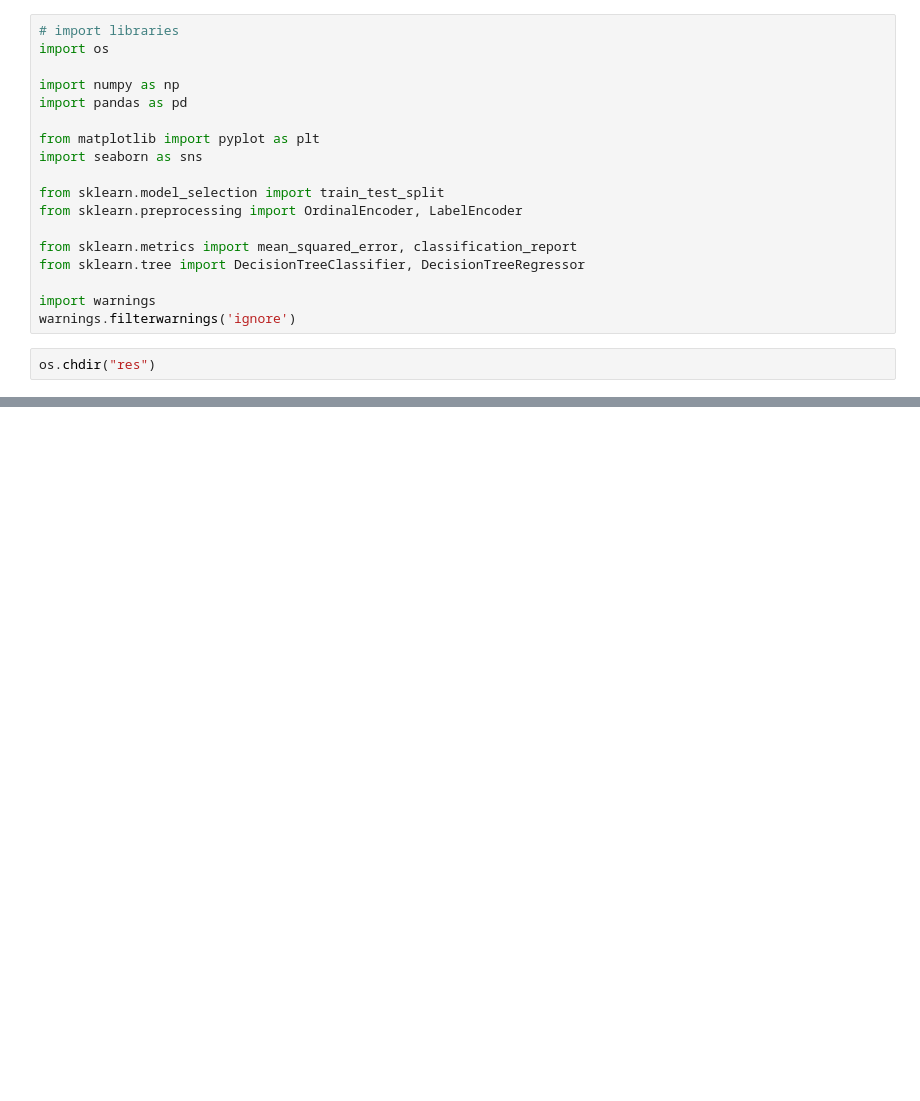
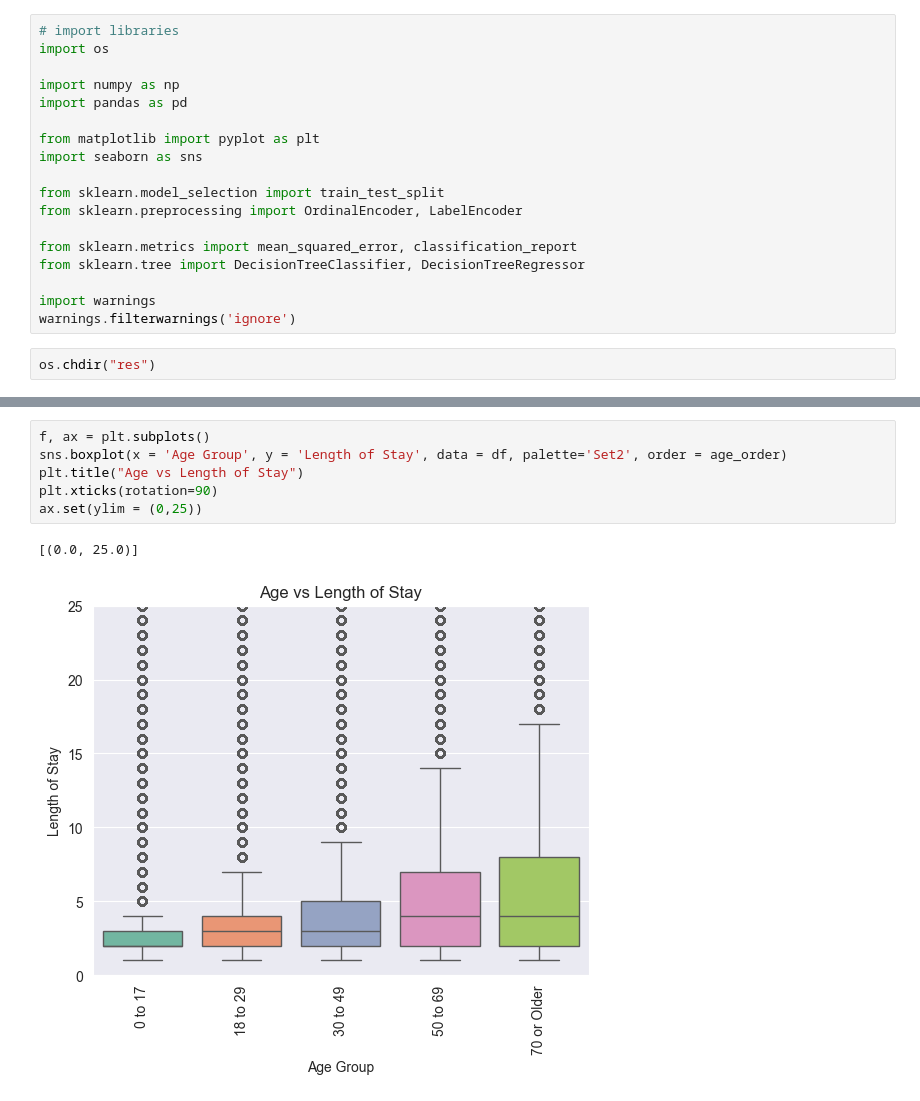
Before and after one commit to olgun-yilmaz/HospitalLengthOfStayPredict, a Jupyter notebook: length_of_stay_predict.ipynb, the cells around one changed output, grey strips where cells are left out. Saved outputs shown, nothing was run; the diff lists cells and outputs as text; blank space fills up the shorter version.

```diff
--- a/length_of_stay_predict.ipynb
+++ b/length_of_stay_predict.ipynb
@@ -24,0 +165,9 @@ df = pd.read_csv("Hospital_Inpatient_Discharges__SPARCS_De-Identified___2021_202
+# %%
+f, ax = plt.subplots()
+sns.boxplot(x = 'Age Group', y = 'Length of Stay', data = df, palette='Set2', order = age_order)
+plt.title("Age vs Length of Stay")
+plt.xticks(rotation=90)
+ax.set(ylim = (0,25))
+# %% [output]
+[(0.0, 25.0)]
+[figure, added]
```
Also changed, not shown: parts of 10 cells of this notebook.
